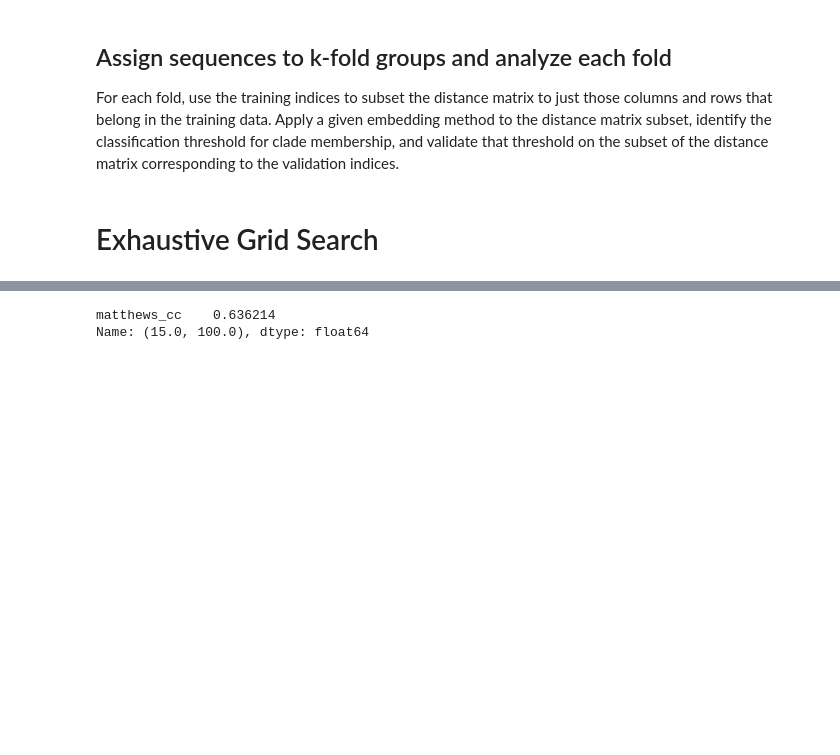
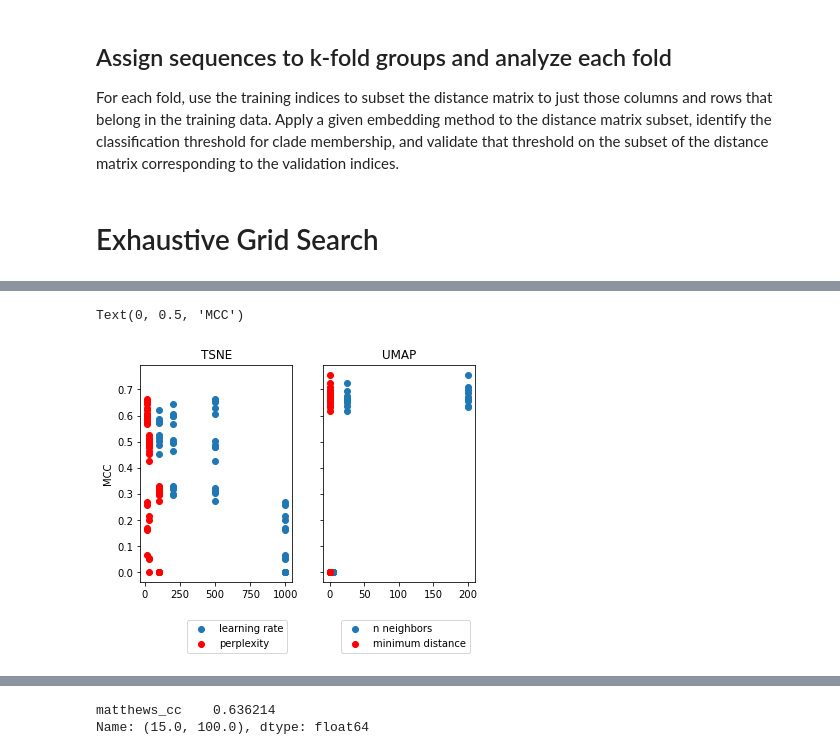
Before and after one commit to blab/cartography, a Jupyter notebook: notebooks/2020-07-28-cross-validation-outline.ipynb, the cells around one changed output, grey strips where cells are left out. Saved outputs shown, nothing was run; the diff lists cells and outputs as text; code cells hidden in the pictures; blank space fills up the shorter version.

```diff
--- a/notebooks/2020-07-28-cross-validation-outline.ipynb
+++ b/notebooks/2020-07-28-cross-validation-outline.ipynb
@@ -328,0 +345,3 @@ Import of 'CPUDispatcher' requested from: 'numba.targets.registry', please updat
+# %%
+df = pd.DataFrame(grid_search_results)
+df
@@ -328,0 +362,15 @@ Import of 'CPUDispatcher' requested from: 'numba.targets.registry', please updat
+# %%
+# Creates two subplots and unpacks the output array immediately
+f, (ax1, ax2) = plt.subplots(1, 2, sharey=True)
+ax1.scatter(df["learning_rate"], df["matthews_cc"], label="learning rate")
+ax1.scatter(df["perplexity"], df["matthews_cc"], color="red", label="perplexity")
+ax1.set_title('TSNE')
+ax2.scatter(df["n_neighbors"], df["matthews_cc"], label="n neighbors")
+ax2.scatter(df["min_dist"], df["matthews_cc"], color="red", label="minimum distance")
+ax2.set_title("UMAP")
+ax1.legend(bbox_to_anchor=(0, -0.15, 1, 0))
+ax2.legend(bbox_to_anchor=(0, -0.15, 1, 0))
+ax1.set_ylabel('MCC')
+# %% [output]
+Text(0, 0.5, 'MCC')
+[figure, added]
```
Also changed, not shown: parts of 14 cells of this notebook, 39 other files.
